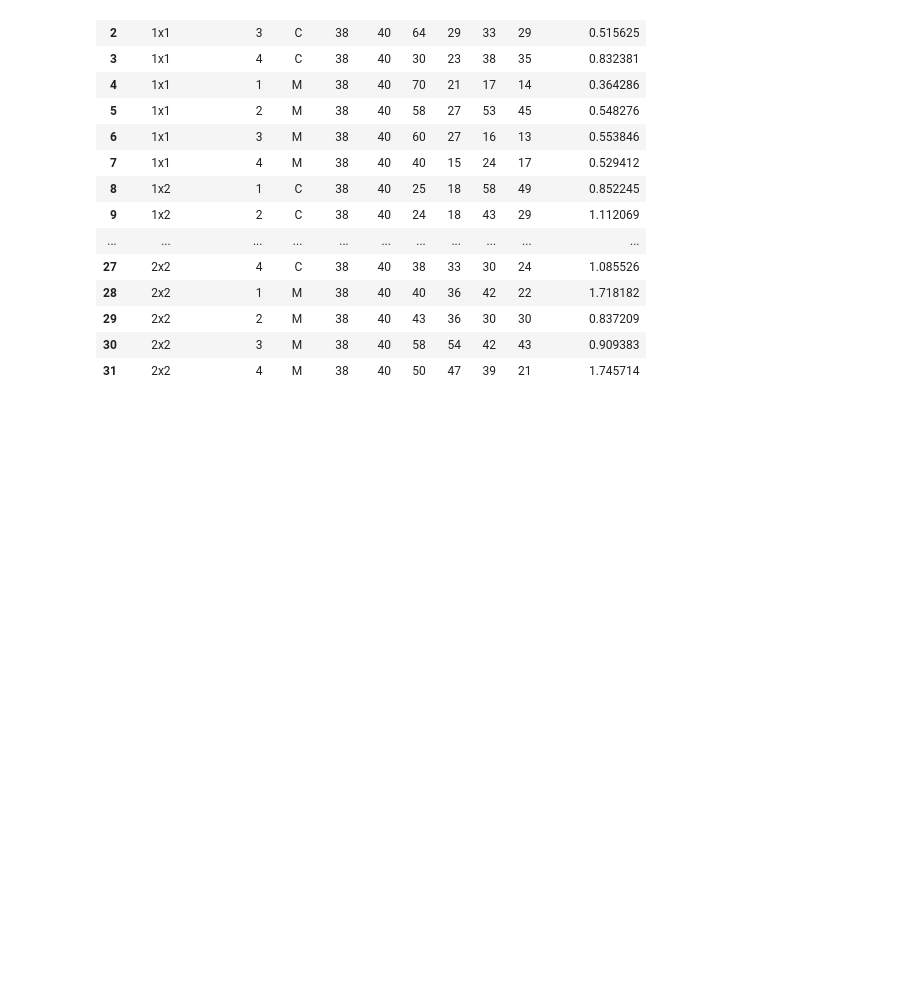
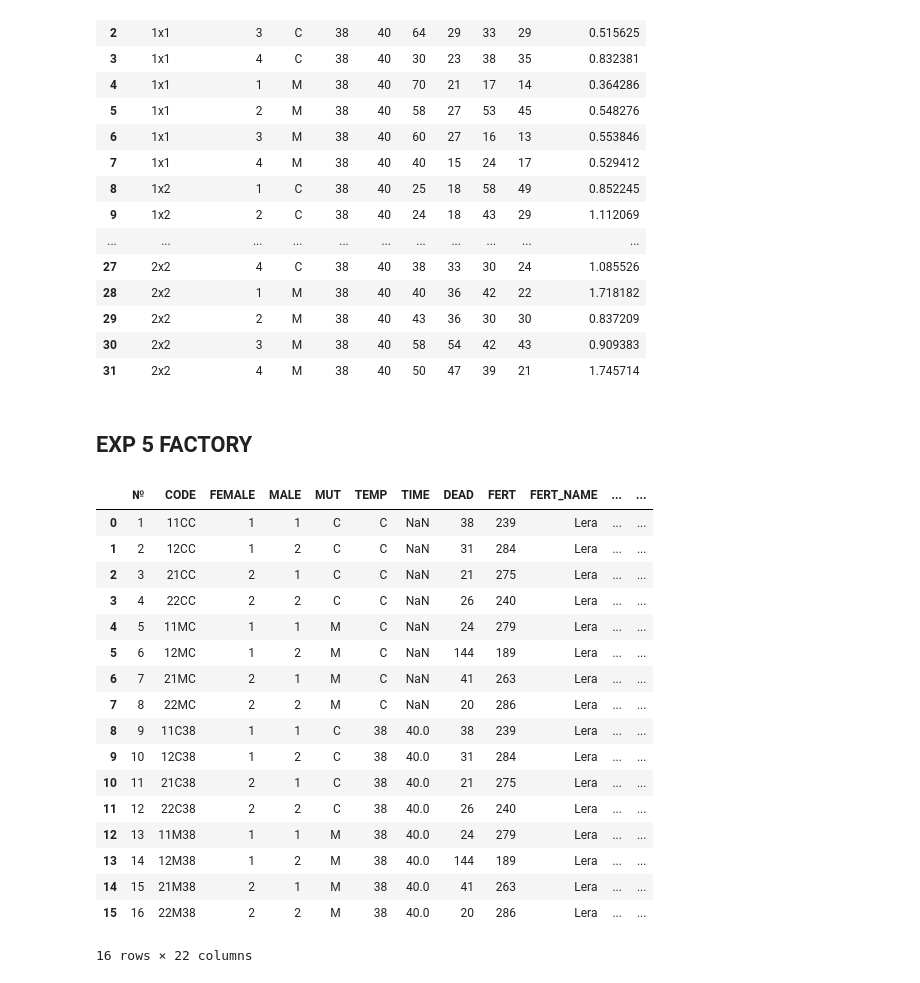
Before and after one commit to mitoclub/fish-strong-purifying-selection, a Jupyter notebook: notebooks/merge_table_related_controls.ipynb, the cells around one changed output. Saved outputs shown, nothing was run; the diff lists cells and outputs as text; code cells hidden in the pictures; blank space fills up the shorter version.

Commit message:
Derived fish tables 5&8 exps

```diff
--- a/notebooks/merge_table_related_controls.ipynb
+++ b/notebooks/merge_table_related_controls.ipynb
@@ -86,3 +87,28 @@ exp5lab_short
 | 31 | 2x2 | 4 | M | 38 | 40 | 50 | 47 | 39 | 21 | 1.745714 |
 # %%
 exp5lab_short.to_csv('../data/2023_derived_tables/exp5lab.csv')
+# %% [markdown]
+## EXP 5 FACTORY
+# %%
+exp5fac = pd.read_csv('../data/FISH_TABLES/clear_EXP_5_main_factory.csv')
+# %%
+exp5fac
+# %% [output]
+|  | № | CODE | FEMALE | MALE | MUT | TEMP | TIME | DEAD | FERT | FERT_NAME | ... | ... |
+| 0 | 1 | 11CC | 1 | 1 | C | C | NaN | 38 | 239 | Lera | ... | ... |
+| 1 | 2 | 12CC | 1 | 2 | C | C | NaN | 31 | 284 | Lera | ... | ... |
+| 2 | 3 | 21CC | 2 | 1 | C | C | NaN | 21 | 275 | Lera | ... | ... |
+| 3 | 4 | 22CC | 2 | 2 | C | C | NaN | 26 | 240 | Lera | ... | ... |
+| 4 | 5 | 11MC | 1 | 1 | M | C | NaN | 24 | 279 | Lera | ... | ... |
+| 5 | 6 | 12MC | 1 | 2 | M | C | NaN | 144 | 189 | Lera | ... | ... |
+| 6 | 7 | 21MC | 2 | 1 | M | C | NaN | 41 | 263 | Lera | ... | ... |
+| 7 | 8 | 22MC | 2 | 2 | M | C | NaN | 20 | 286 | Lera | ... | ... |
+| 8 | 9 | 11C38 | 1 | 1 | C | 38 | 40.0 | 38 | 239 | Lera | ... | ... |
+| 9 | 10 | 12C38 | 1 | 2 | C | 38 | 40.0 | 31 | 284 | Lera | ... | ... |
+| 10 | 11 | 21C38 | 2 | 1 | C | 38 | 40.0 | 21 | 275 | Lera | ... | ... |
+| 11 | 12 | 22C38 | 2 | 2 | C | 38 | 40.0 | 26 | 240 | Lera | ... | ... |
+| 12 | 13 | 11M38 | 1 | 1 | M | 38 | 40.0 | 24 | 279 | Lera | ... | ... |
+| 13 | 14 | 12M38 | 1 | 2 | M | 38 | 40.0 | 144 | 189 | Lera | ... | ... |
+| 14 | 15 | 21M38 | 2 | 1 | M | 38 | 40.0 | 41 | 263 | Lera | ... | ... |
+| 15 | 16 | 22M38 | 2 | 2 | M | 38 | 40.0 | 20 | 286 | Lera | ... | ... |
+16 rows × 22 columns
```
Also changed, not shown: parts of 22 cells of this notebook, 4 other files.
